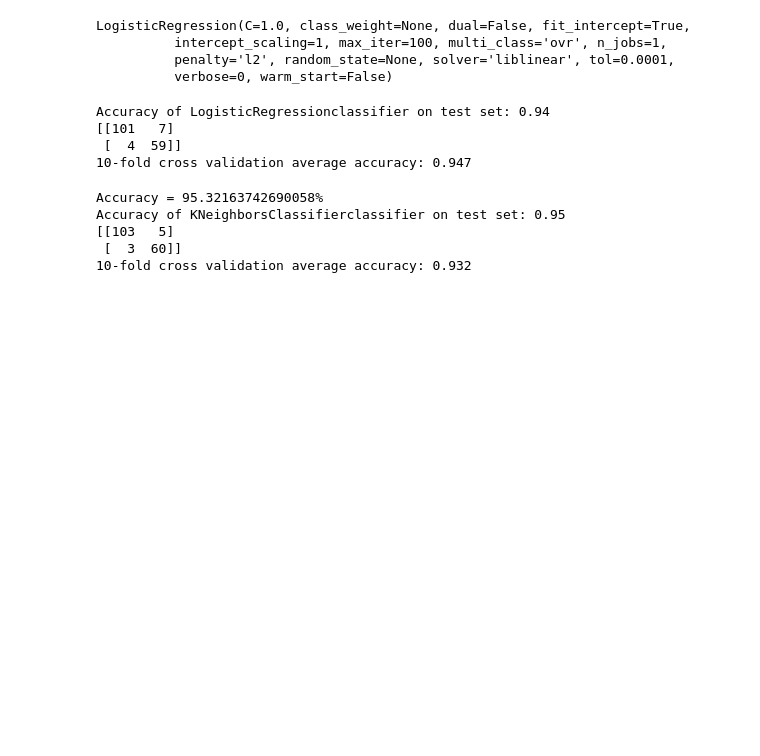
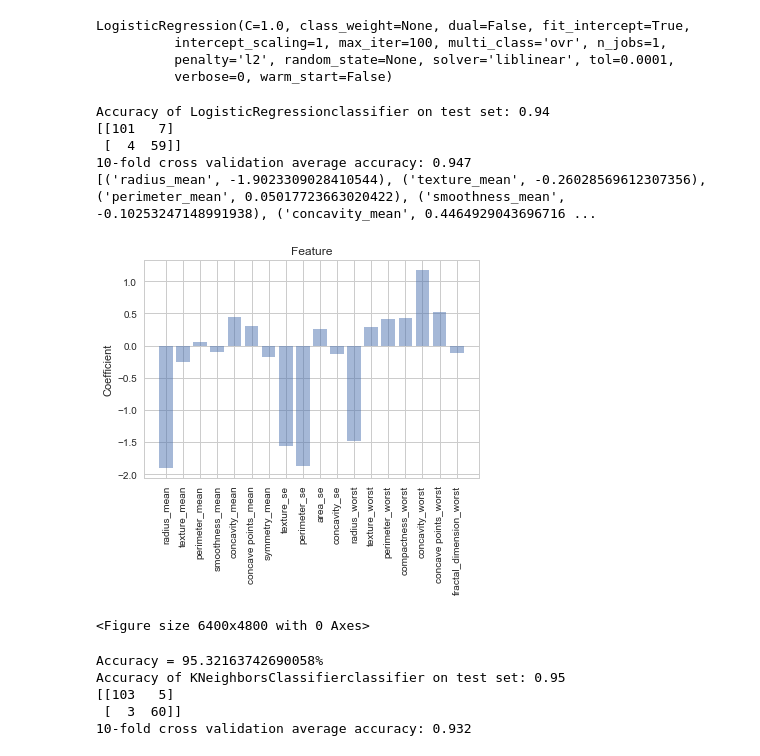
Before and after one commit to bekkblando/wisconsin_data, a Jupyter notebook: Testing.ipynb, the cells around one changed output. Saved outputs shown, nothing was run; the diff lists cells and outputs as text; code cells hidden in the pictures; blank space fills up the shorter version.

Commit message:
added RFE for models that have coefs or feature_importance exposed

```diff
--- a/Testing.ipynb
+++ b/Testing.ipynb
@@ -61,6 +61,11 @@ y = ['diagnosis']
 exclude = ['diagnosis', 'id']
 X = [col for col in final_cols if col not in exclude]
 # %%
-rfe = RFE(logistic, 18)
-rfe = rfe.fit(main[X], main[y] )
-col_order = rfe.support_
+def gen_rfe(model):
+    rfe = RFE(model)
+    rfe = rfe.fit(main[X], main[y])
+    print(list(zip(X, rfe.ranking_, rfe.support_)))
+    print(rfe.estimator)
+    return(rfe.support_)
+# %%
+col_order = gen_rfe(logistic)
@@ -67,5 +78,13 @@ col_order = rfe.support_
 # %%
 cols = [col for index, col in enumerate(X) if col_order[index]]
+# %%
+def plot_coef_feature(coefs):
+    print(list(zip(cols, coefs)))
+    plt.bar(np.arange(len(coefs)), coefs, align='center', alpha=0.5)
+    plt.xticks(np.arange(len(coefs)), cols, rotation='vertical')
+    plt.ylabel('Coefficient')
+    plt.title('Feature')
+    plt.figure(num=None, figsize=(80, 60), dpi=80, facecolor='w', edgecolor='k')
 # %%
 X = main[cols]
 y = main['diagnosis']
@@ -82,11 +101,16 @@ LogisticRegression(C=1.0, class_weight=None, dual=False, fit_intercept=True,
 # %%
 gen_confusion(logreg, X_test)
 gen_kfold(linear_model.LogisticRegression(), X_train, y_train)
+
+plot_coef_feature(logreg.coef_[0])
 # %% [output]
 Accuracy of LogisticRegressionclassifier on test set: 0.94
 [[101   7]
  [  4  59]]
 10-fold cross validation average accuracy: 0.947
+[('radius_mean', -1.9023309028410544), ('texture_mean', -0.26028569612307356), ('perimeter_mean', 0.05017723663020422), ('smoothness_mean', -0.10253247148991938), ('concavity_mean', 0.4464929043696716 ...
+[figure, added]
+<Figure size 6400x4800 with 0 Axes>
 # %%
 # Time for K Means
 knn = neighbors.KNeighborsClassifier()
```
Also changed, not shown: parts of 11 cells of this notebook.
